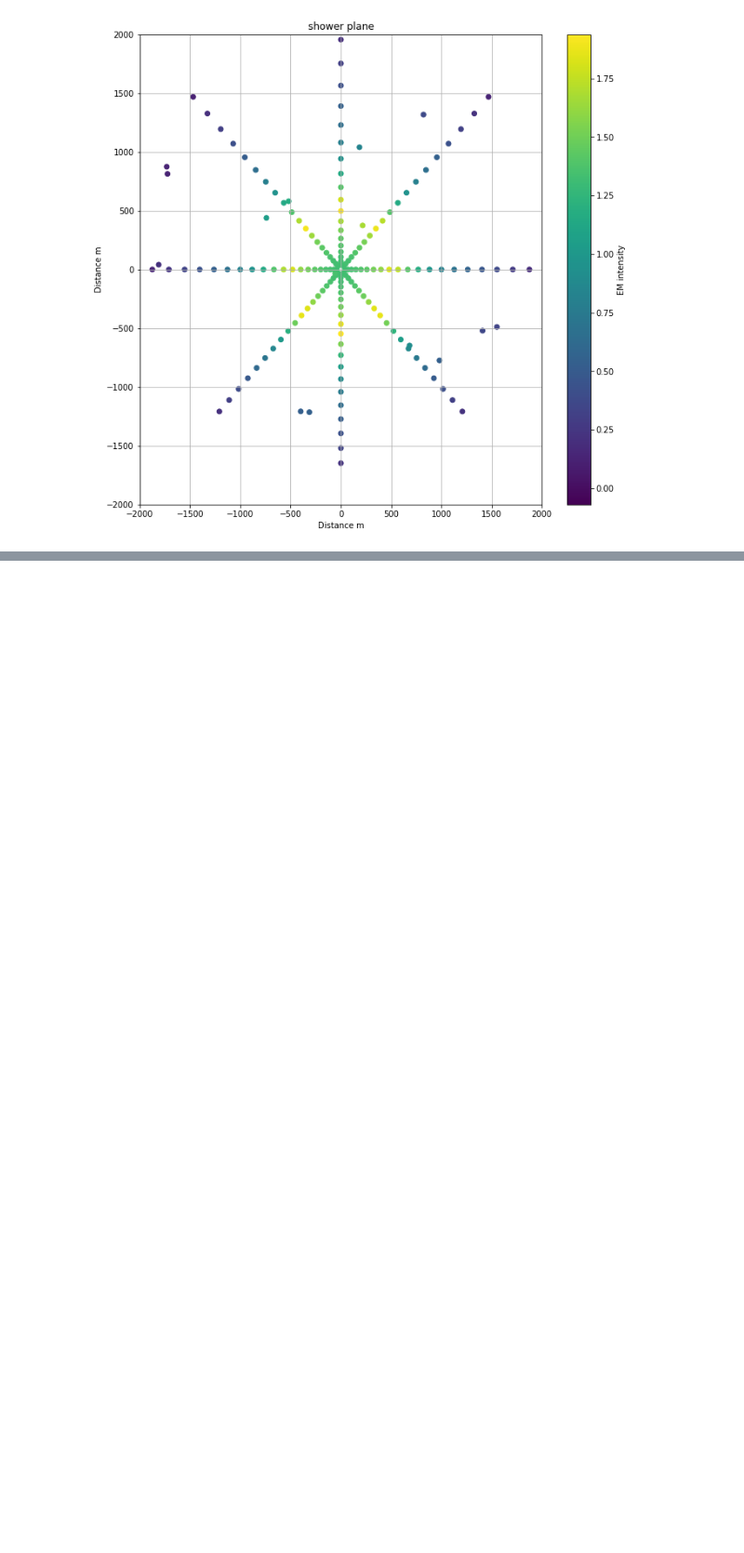
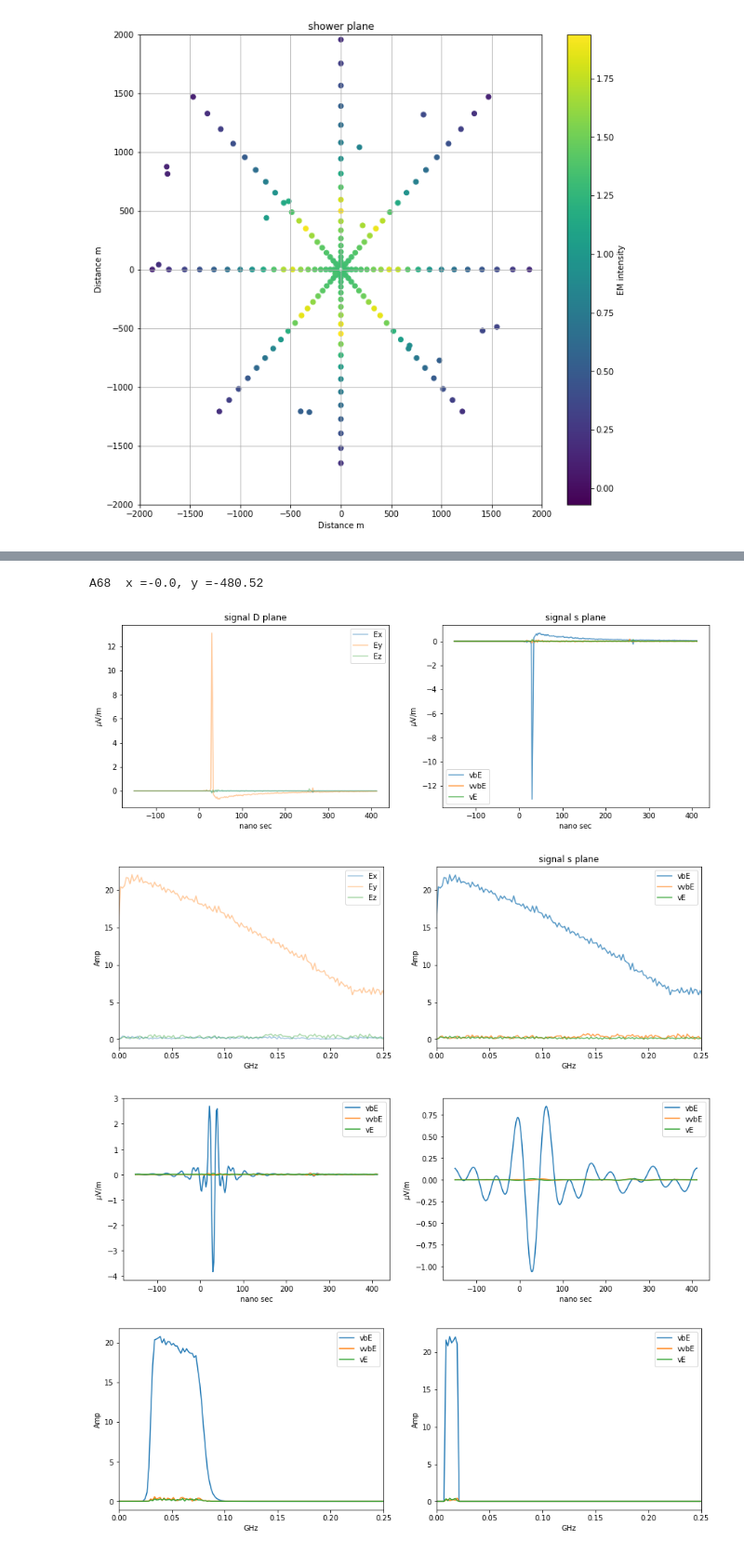
Before and after one commit to abwembya/D2Splane2, a Jupyter notebook: shower_plane.ipynb, the cells around one changed output, grey strips where cells are left out. Shown: that part at 93% size. Saved outputs shown, nothing was run; the diff lists cells and outputs as text; code cells hidden in the pictures; blank space fills up the shorter version.

```diff
--- a/shower_plane.ipynb
+++ b/shower_plane.ipynb
@@ -208,0 +408,9 @@ fig.set_size_inches(10.5, 10.5)
+# %%
+antenna='A68'
+plot_trac(filename, antenna)
+# %% [output]
+A68  x =-0.0, y =-480.52
+[figure, added]
+[figure, added]
+[figure, added]
+[figure, added]
```
Also changed, not shown: parts of 7 cells of this notebook.
